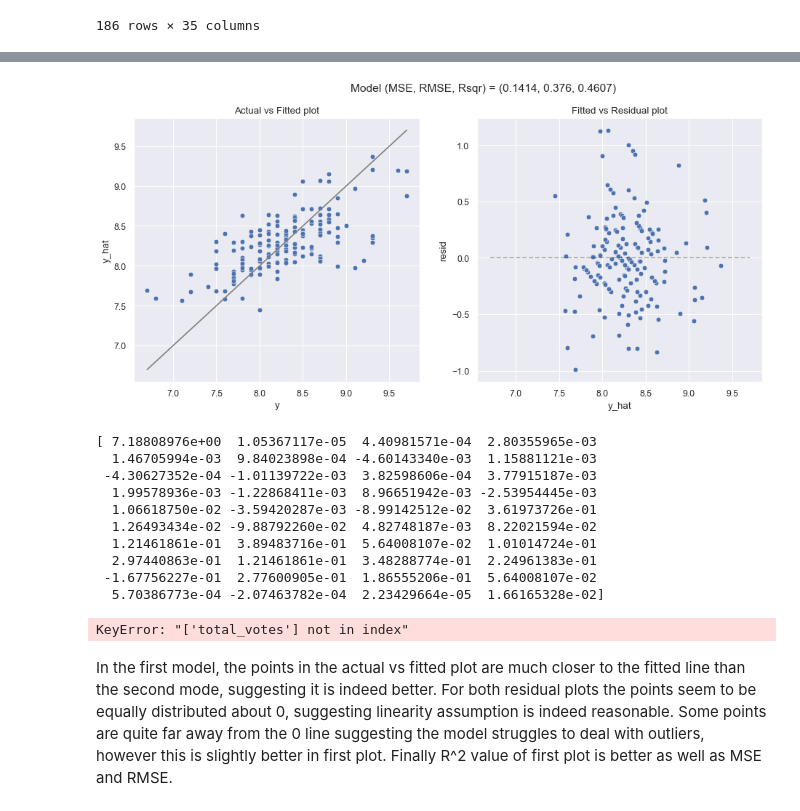
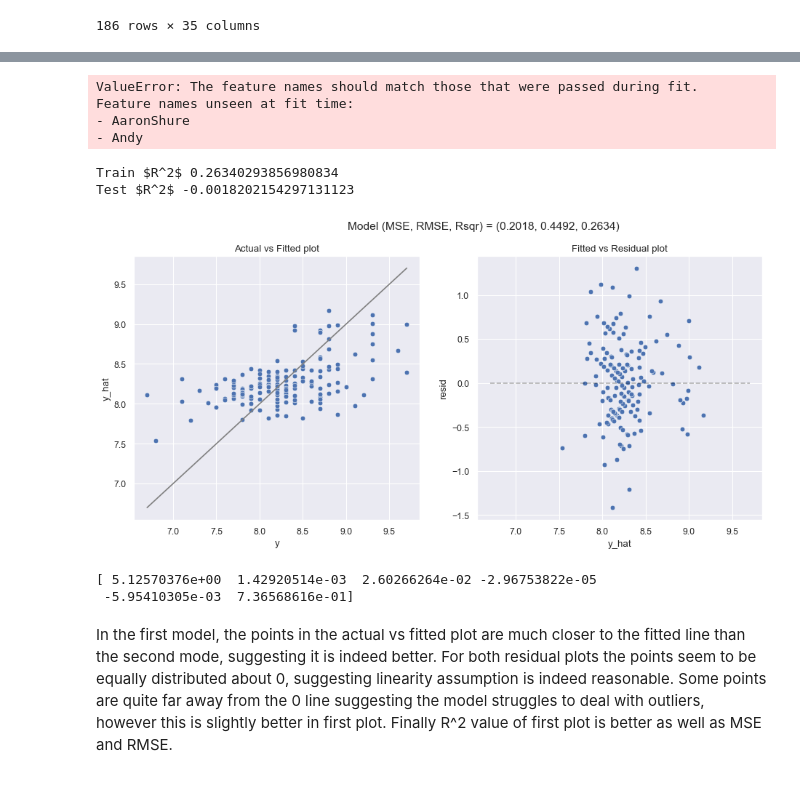
Before and after one commit to aidangarrity/MachineLearningProj1, a Jupyter notebook: project1.ipynb, the cells around one changed output, grey strips where cells are left out. Saved outputs shown, nothing was run; the diff lists cells and outputs as text; code cells hidden in the pictures.

```diff
--- a/project1.ipynb
+++ b/project1.ipynb
@@ -601,7 +601,7 @@ from sklearn.preprocessing import PolynomialFeatures
 from sklearn.feature_selection import RFECV
 from sklearn.model_selection import LeaveOneOut
 # Define headers to regress on
-head0 = ['n_lines', 'n_directions', 'n_words', 'n_speak_char']
+head0 = ['n_lines', 'n_directions', 'n_words', 'n_speak_char', 'n_scenes']
 head = list(people.keys()) + head0
 
 # get regressing cols
@@ -610,8 +610,8 @@ X_test_ = X_test[head]
 
 # regress the regression
 lasso_model = make_pipeline(
-    PolynomialFeatures(degree=2, include_bias=False, interaction_only=True),
-    #RFECV(LinearRegression(), step=1, cv=len(X_train_)-1),
+    #PolynomialFeatures(degree=2, include_bias=False, interaction_only=True),
+    RFECV(LinearRegression(), step=1, cv=len(X_train_)-1),
     #LeaveOneOut(),
     StandardScaler(),
     Lasso(alpha=10)
@@ -638,43 +657,40 @@ IndentationError: unexpected indent (1237053710.py, line 16)
 model_fit(test_model, X_train_, y_train, plot = True)
 print(get_coefs(test_model))
 # %% [output]
-[figure, removed]
-[ 7.18808976e+00  1.05367117e-05  4.40981571e-04  2.80355965e-03
-  1.46705994e-03  9.84023898e-04 -4.60143340e-03  1.15881121e-03
- -4.30627352e-04 -1.01139722e-03  3.82598606e-04  3.77915187e-03
-  1.99578936e-03 -1.22868411e-03  8.96651942e-03 -2.53954445e-03
-  1.06618750e-02 -3.59420287e-03 -8.99142512e-02  3.61973726e-01
-  1.26493434e-02 -9.88792260e-02  4.82748187e-03  8.22021594e-02
-  1.21461861e-01  3.89483716e-01  5.64008107e-02  1.01014724e-01
-  2.97440863e-01  1.21461861e-01  3.48288774e-01  2.24961383e-01
- -1.67756227e-01  2.77600905e-01  1.86555206e-01  5.64008107e-02
-  5.70386773e-04 -2.07463782e-04  2.23429664e-05  1.66165328e-02]
+ValueError: The feature names should match those that were passed during fit.
+Feature names unseen at fit time:
+- AaronShure
+- Andy
 # %%
 # Tristans code but without character names
 
 # Define headers to regress on
-head = ['total_votes', 'n_lines', 'n_directions', 'n_words', 'n_speak_char']
+head = ['n_lines', 'n_directions', 'n_words', 'n_speak_char', 'n_scenes']
 
 # get regressing cols
 X_train_ = X_train[head]
 X_test_ = X_test[head]
 
 # regress the regression
 test_model = LinearRegression()
 test_model.fit(X_train_,y_train)
 
 # use the regressed regression to predict
 y_train_pred = test_model.predict(X_train_)
 y_test_pred = test_model.predict(X_test_)
 
 # Rsquared
 print(r'Train $R^2$', r2_score(y_train, y_train_pred))
 print(r'Test $R^2$', r2_score(y_test, y_test_pred))
 
 model_fit(test_model, X_train_, y_train, plot = True)
 print(get_coefs(test_model))
 # %% [output]
-KeyError: "['total_votes'] not in index"
+Train $R^2$ 0.26340293856980834
+Test $R^2$ -0.0018202154297131123
+[figure, added]
+[ 5.12570376e+00  1.42920514e-03  2.60266264e-02 -2.96753822e-05
+ -5.95410305e-03  7.36568616e-01]
 # %% [markdown]
 In the first model, the points in the actual vs fitted plot are much closer to the fitted line than the second mode, suggesting it is indeed better. For both residual plots the points seem to be equally distributed about 0, suggesting linearity assumption is indeed reasonable. Some points are quite far away from the 0 line suggesting the model struggles to deal with outliers, however this is slightly better in first plot. Finally R^2 value of first plot is better as well as MSE and RMSE.
 # %%
```
Also changed, not shown: parts of 9 cells of this notebook.
